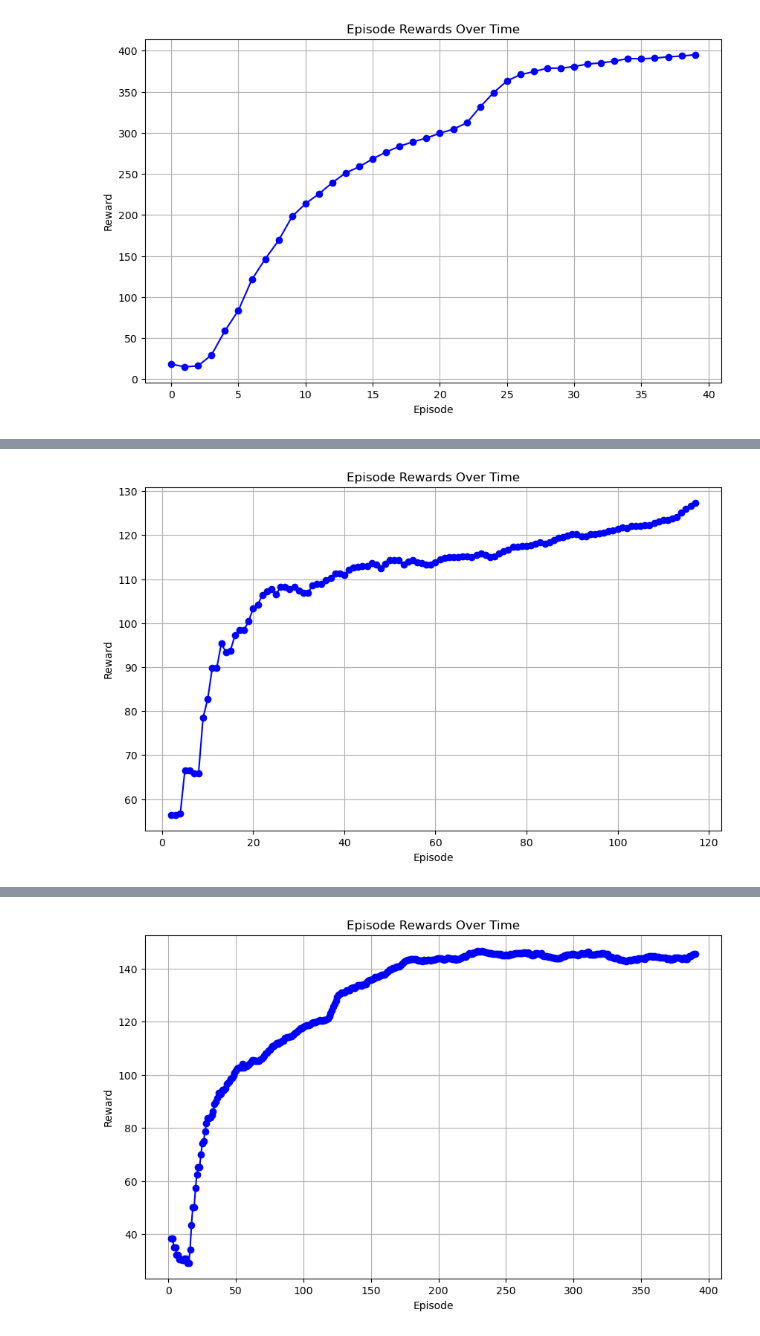
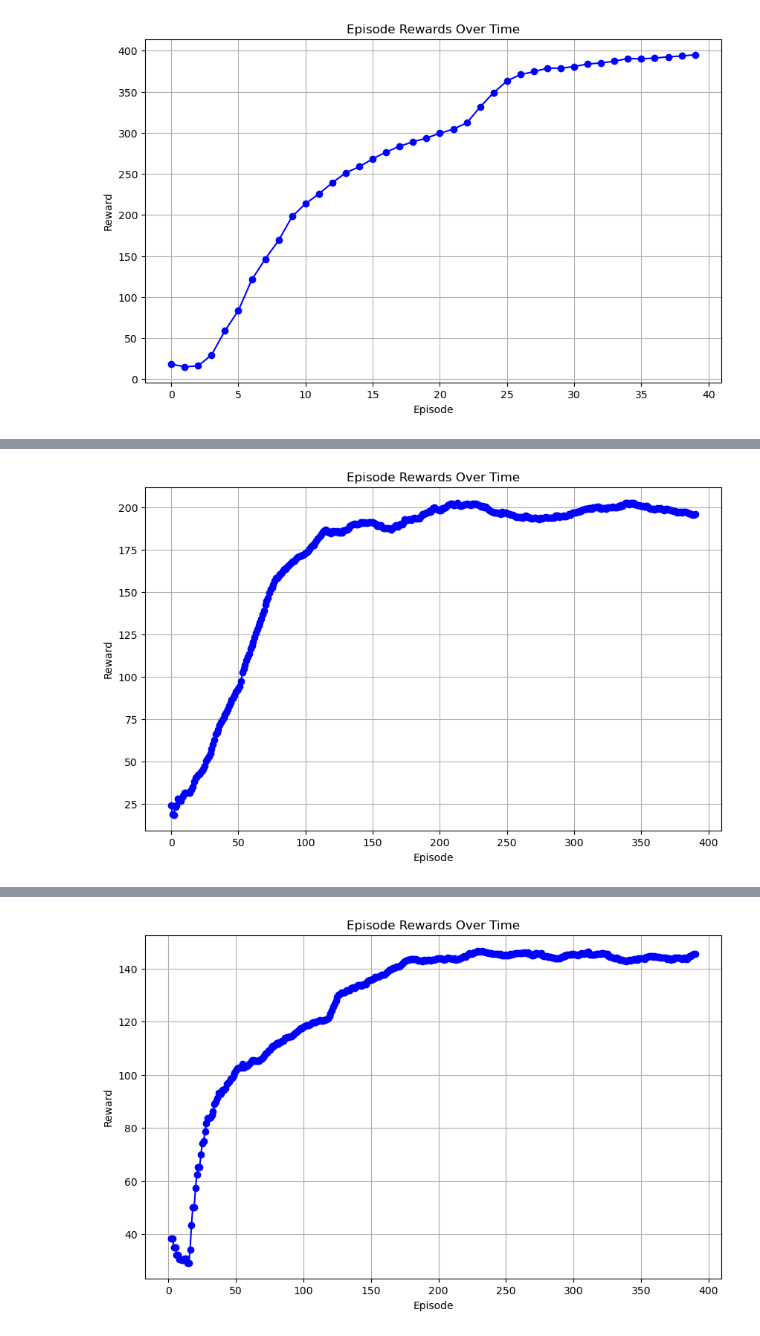
Before and after one commit to jeroenmiddelhuis/bpo-prefix, a Jupyter notebook: training_results.ipynb, the cells around one changed output, grey strips where cells are left out. Cells and saved outputs as stored; diff of their text form; code cells hidden in the pictures.

```diff
--- a/training_results.ipynb
+++ b/training_results.ipynb
@@ -2134,17 +53,17 @@ Standard deviation 1.5639678447322938
 # %%
 import pandas as pd
 import matplotlib.pyplot as plt
-rewards_dataframe = pd.read_csv(r'C:\Users\20191955\OneDrive - TU Eindhoven\Desktop\School\Y3Q3\2IOI0\bpo-prefix\tmp\complete_parallel_3000000_25600\progress.csv')
+rewards_dataframe = pd.read_csv(r'C:\Users\20191955\OneDrive - TU Eindhoven\Desktop\School\Y3Q3\2IOI0\bpo-prefix\tmp\dominic_10000000_25600_sg\progress.csv')
 
 plt.figure(figsize=(10, 6))
 plt.plot(rewards_dataframe['rollout/ep_rew_mean'], marker='o', linestyle='-', color='b')
 plt.title('Episode Rewards Over Time')
 plt.xlabel('Episode')
 plt.ylabel('Reward')
 plt.grid(True)
 plt.show()
 # %% [output]
-[figure, old version]
+[figure, new version]
 # %%
 import pandas as pd
 import matplotlib.pyplot as plt
```
Also changed, not shown: parts of 15 cells of this notebook, 8 other files.
